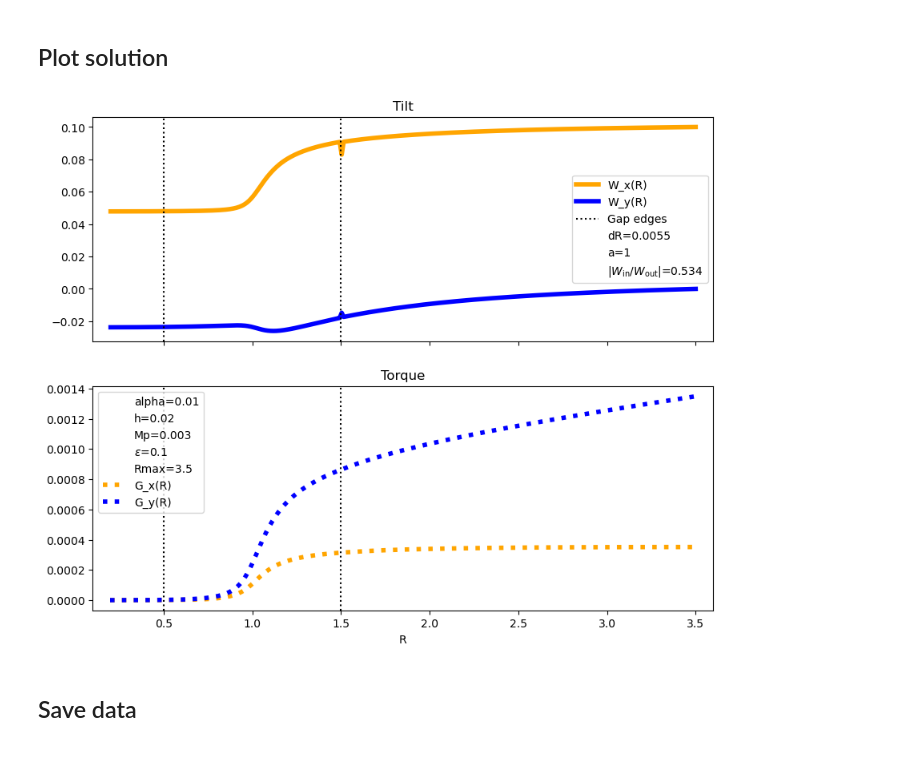
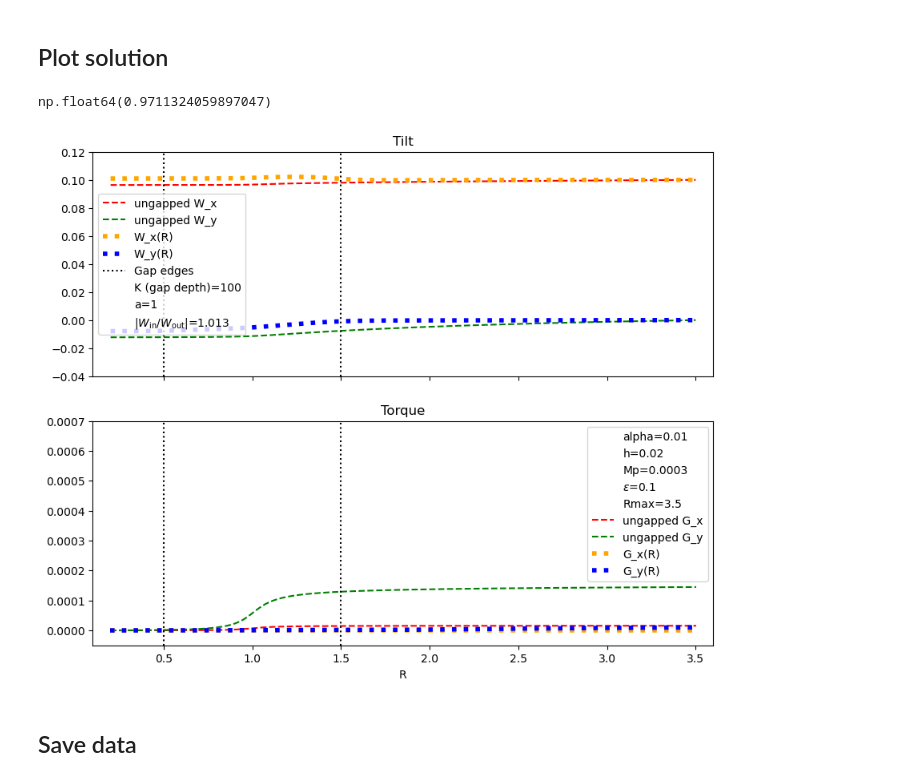
Before and after one commit to Jupiter1994/warped-disks, a Jupyter notebook: reduced-eqs-steady-state.ipynb, the cells around one changed output. Drawn from its saved outputs; the diff is of its cells as text; code cells hidden in the pictures.

```diff
--- a/reduced-eqs-steady-state.ipynb
+++ b/reduced-eqs-steady-state.ipynb
@@ -37,10 +37,11 @@ cs = 0.02 # 0.02
 alpha = 0.01 # 0.1 # 0.019
 
 # planet parameters
-Mp, a = 0.003, 1
+Mp, a = 0.0003, 1
 
 # toggle disk gap
 use_gap = True
+gap_depth = 100
 
 # softening term in disk potential; reflects the disk's scale height
 eps = 0.1
@@ -446,7 +455,7 @@ def Omega(Rs, Mp, a, use_gap):
 
 def Kappa(Rs, Mp, a, use_gap):
     '''
-    Returns the disk's epicyclic frequency at R.
+    Returns the disk's epicyclic frequency over the domain Rs.
 
     VARIABLES:
     ----------
@@ -467,7 +476,8 @@ def Kappa(Rs, Mp, a, use_gap):
     disk_term_Osq = (cs**2 / Rs) * derivative(Sigs/Hs, Rs) / (Sigs/Hs)
     disk_term = (Rs**(-3)) * derivative(Rs**4 * disk_term_Osq, Rs)
     kappas_sq += disk_term
-    print(kappas_sq)
+
+    #print(kappas_sq)
 
     alphas = Rs/a
 
@@ -491,7 +501,7 @@ def Kappa(Rs, Mp, a, use_gap):
 
 def Omega_z(Rs, Mp, a, use_gap):
     '''
-    Returns the disk's vertical frequency at R.
+    Returns the disk's vertical frequency over the domain Rs.
 
     VARIABLES:
     ----------
@@ -504,7 +514,7 @@ def Omega_z(Rs, Mp, a, use_gap):
 
     '''
 
-    #Omegaz_sq = OmegaK(R)**2
+    #Omegazs_sq = OmegaK(Rs)**2 # ignores disk pressure
     Omegazs_sq = Omega(Rs, Mp, a, use_gap)**2
 
     alphas = Rs/a
@@ -553,7 +563,7 @@ def scaleHeight(Rs):
 
 # print("Courant condition: dt < ", DeltaR / max(cses))
 # %%
-R,Mp_temp, a_temp = np.asarray([.95, 1.04]), 0.00, 1
+R,Mp_temp, a_temp = np.asarray([.95, 1.04]), 0.003, 1
 print(OmegaK(R))
 print(Omega(R, Mp_temp, a_temp, use_gap=False))
 print(Kappa(R, Mp_temp, a_temp, use_gap=False))
@@ -730,7 +721,7 @@ if load_zhu_data:
             ",Rmax=" + str(Rmax) + ".h5"
     Rs_torque_zhu, Gs_final = np.load(file_path_RG)
 
-load_ungapped_data = False
+load_ungapped_data = True
 if load_ungapped_data:
     file_path_W = "Data/steady-state/RWs/alpha=" + str(alpha) + \
         ",h=" + str(cs) + ",Mp=" + str(Mp) + ",eps=" +str(eps) +\
@@ -742,6 +733,10 @@ if load_ungapped_data:
         RWs_ungapped = np.load(f)
     with open(file_path_G, 'rb') as f:
         RGs_ungapped = np.load(f)
+# %%
+np.abs(RWs_ungapped[1][0] / RWs_ungapped[1][-1])
+# %% [output]
+np.float64(0.9711324059897047)
 # %%
 fig, axs = plt.subplots(2, sharex=True, figsize=(10,8))
 fig.set_facecolor("white")
@@ -757,18 +752,21 @@ if load_ungapped_data:
     axs[0].plot(RWs_ungapped[0], RWs_ungapped[1].imag, c="green", ls='--',\
                 label="ungapped W_y")
 
-axs[0].plot(Rs_warp.real, Ws.real, c="orange", ls='-', lw=4, label="W_x(R)")
-axs[0].plot(Rs_warp.real, Ws.imag, c="blue", ls='-', lw=4, label="W_y(R)")
+axs[0].plot(Rs_warp.real, Ws.real, c="orange", ls=':', lw=4, label="W_x(R)")
+axs[0].plot(Rs_warp.real, Ws.imag, c="blue", ls=':', lw=4, label="W_y(R)")
 if use_gap:
     R_a, R_b = 0.5, 1.5
     axs[0].vlines([R_a,R_b], 0, 1, transform=axs[0].get_xaxis_transform(), \
                   color="black", linestyle=":", label="Gap edges")
 
-axs[0].scatter([],[], s=0, label="dR="+str(DeltaR))
+#axs[0].scatter([],[], s=0, label="dR="+str(DeltaR))
+if use_gap:
+    axs[0].scatter([],[], s=0, label="K (gap depth)="+str(gap_depth))
 axs[0].scatter([],[], s=0, label="a=" + str(a))
 #axs[0].scatter([],[], s=0, label=r"$\Delta W_x/W_\text{out}$=" + str(DeltaWx))
 axs[0].scatter([],[], s=0, label=r"$|W_\text{in}/W_\text{out}|$=" + str(Win_div_Wout_rounded))
 
+axs[0].set_ylim(-0.04,0.12)
 
 axs[1].scatter([],[], s=0, label="alpha=" + str(alpha))
 axs[1].scatter([],[], s=0, label="h=" + str(cs))
@@ -787,36 +785,38 @@ if load_ungapped_data:
     axs[1].plot(RGs_ungapped[0], RGs_ungapped[1].real, c="red", ls='--',\
                 label="ungapped G_x")
     axs[1].plot(RGs_ungapped[0], RGs_ungapped[1].imag, c="green", ls='--',\
                 label="ungapped G_y")
 
 axs[1].plot(Rs_torque.real, Gs.real, c="orange", ls=':', lw=4, label="G_x(R)")
 axs[1].plot(Rs_torque.real, Gs.imag, c="blue", ls=':', lw=4, label="G_y(R)")
 
 #ymin, ymax= min(Ws.imag) - .01, max(Ws.imag) + .01
 if use_gap:
     R_a, R_b = 0.5, 1.5
     axs[1].vlines([R_a,R_b], 0, 1, transform=axs[1].get_xaxis_transform(), \
                   color="black", linestyle=":")#, label="Gap edges")
 
 axs[1].set_xlim(Rmin - 0.1, Rmax + 0.1)
-#axs[1].set_ylim(ymin,ymax)
+axs[1].set_ylim(-.5e-4,7e-4)
 
 axs[1].legend()
 axs[1].set_title("Torque")
 
 axs[1].set_xlabel("R")
 
 save_figs = False
 
 if save_figs:
     filepath = "Figures/integ-alpha=" + str(alpha) + \
     ",h=" + str(cs) + ",Mp=" + str(Mp) + ",eps=" +str(eps) +\
-        ",Rmax=" + str(Rmax) + ".png"
+        ",Rmax=" + str(Rmax) + ",K=" + str(gap_depth) + ".png"
+    # filepath = "Figures/integ-ctrl-K=" + str(gap_depth) + \
+    #     "-no-disk-P.png"
     plt.savefig(filepath)
 
 plt.show()
 # %% [output]
-[figure, old version]
+[figure, new version]
 # %% [markdown]
 ## Save data
 # %%
```
Also changed, not shown: parts of 5 cells of this notebook, 1 other file.
